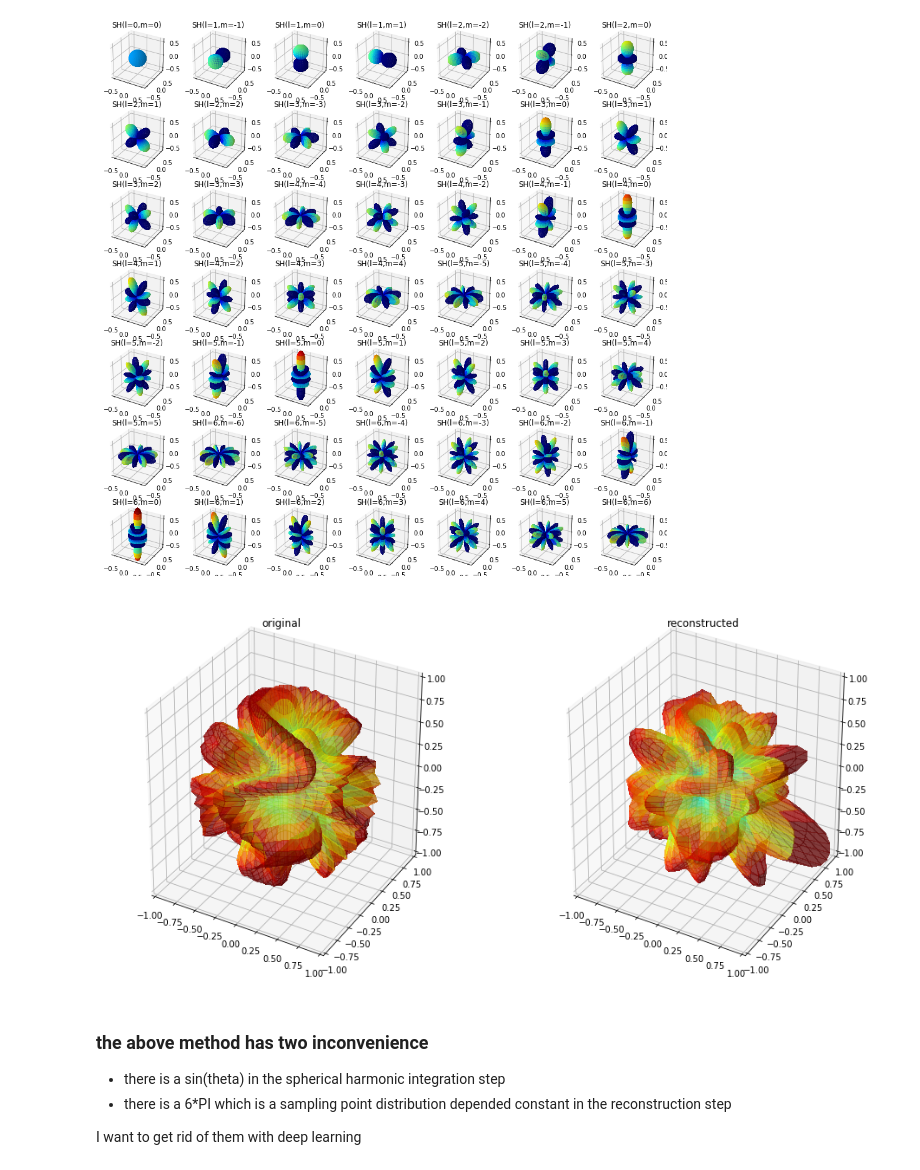
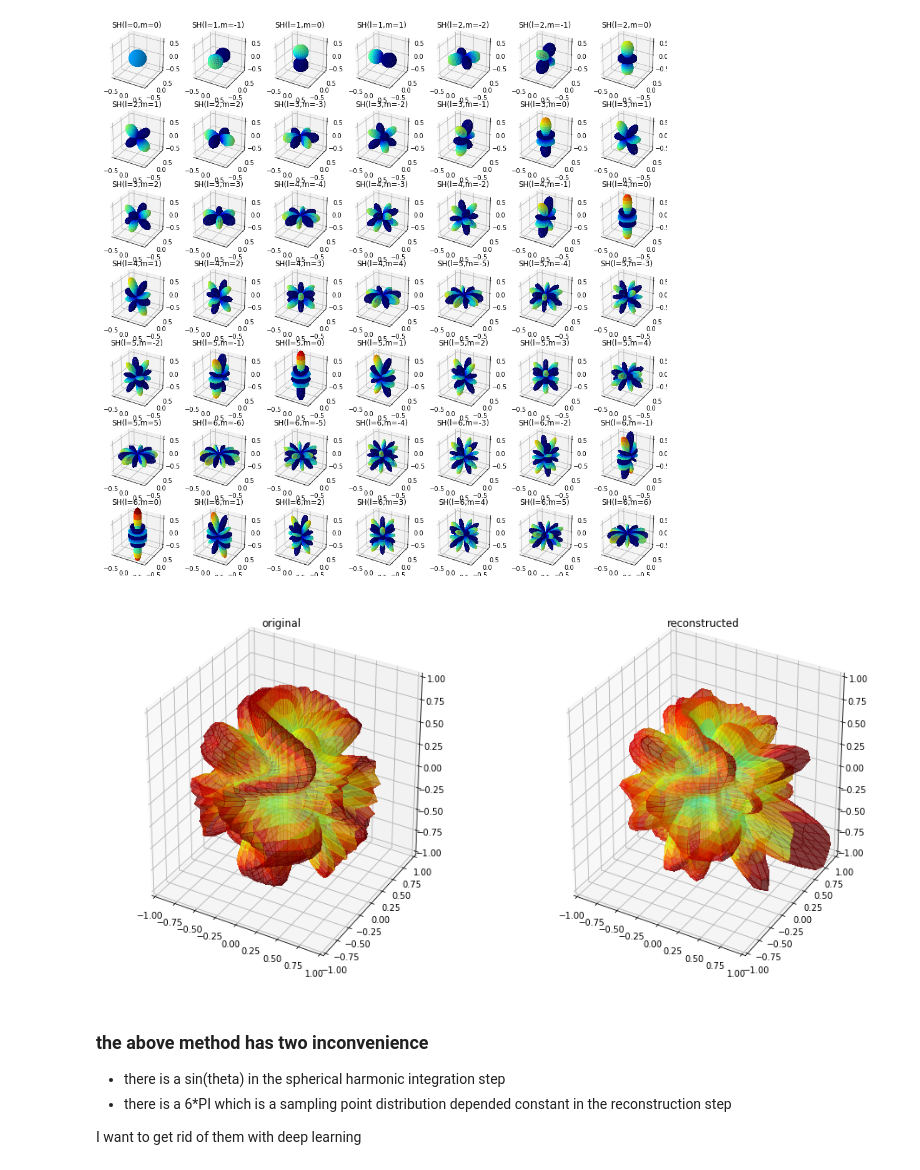
Before and after one commit to mammalwong/ml-study, a Jupyter notebook: study-spherical-harmonic.ipynb, the cells around one changed output. Saved outputs shown, nothing was run; the diff lists cells and outputs as text; code cells hidden in the pictures.

```diff
--- a/study-spherical-harmonic.ipynb
+++ b/study-spherical-harmonic.ipynb
@@ -7,5 +6,7 @@ from sympy.abc import *
 from sympy import *
 init_printing()
+# %%
+theta, phi = symbols('theta, phi', real=True)
 # %%
 def P(l, m, x):
     pmm = Number(1)
@@ -93,38 +94,38 @@ Z = np.cos(THETA)
 lambda_shs = []
 C = []
 O = original(X,Y,Z)
-for l in range(15):
+for l in range(16):
     for m in range(-l, l+1):
         lambda_sh = lambdify((theta,phi), SH(l,m,theta,phi).simplify().evalf())
         c = 6*np.pi*np.mean(original(X,Y,Z) * lambda_sh(THETA, PHI) * np.sin(THETA))
         C.append(c)
         lambda_shs.append(lambda_sh)
 ax = fig.add_subplot(1,2,1, projection='3d')
 ax.set_title("original")
 ax.set_xlim((-plot_lim,plot_lim))
 ax.set_ylim((-plot_lim,plot_lim))
 ax.set_zlim((-plot_lim,plot_lim))
 ax.plot_surface(
     abs(O)*X, abs(O)*Y, abs(O)*Z,
     rstride=1, cstride=1,
     facecolors=plt.cm.jet(O),
     linewidth=0, antialiased=False, alpha=0.5)
 R = np.zeros_like(THETA)
 for i in range(len(lambda_shs)):
     R += C[i] * lambda_shs[i](THETA, PHI)
 ax = fig.add_subplot(1,2,2, projection='3d')
 ax.set_title("reconstructed")
 ax.set_xlim((-plot_lim,plot_lim))
 ax.set_ylim((-plot_lim,plot_lim))
 ax.set_zlim((-plot_lim,plot_lim))
 ax.plot_surface(
     abs(R)*X, abs(R)*Y, abs(R)*Z,
     rstride=1, cstride=1,
     facecolors=plt.cm.jet(R),
     linewidth=0, antialiased=False, alpha=0.5)
 plt.show()
 # %% [output]
-[figure, old version]
+[figure, new version]
 # %% [markdown]
 ### the above method has two inconvenience
 - there is a sin(theta) in the spherical harmonic integration step
```
Also changed, not shown: parts of 5 cells of this notebook.
